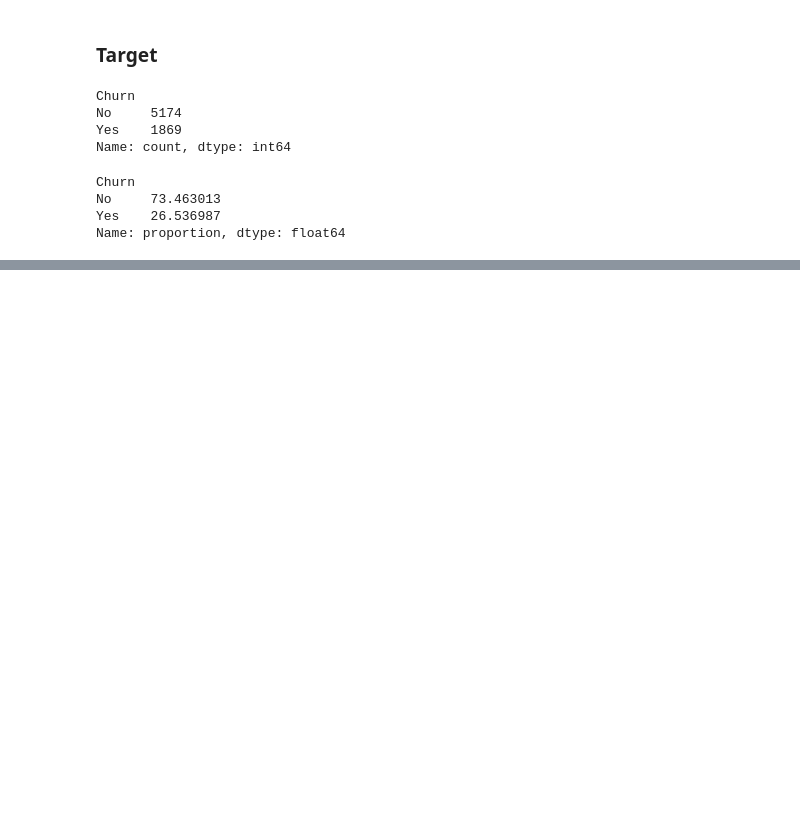
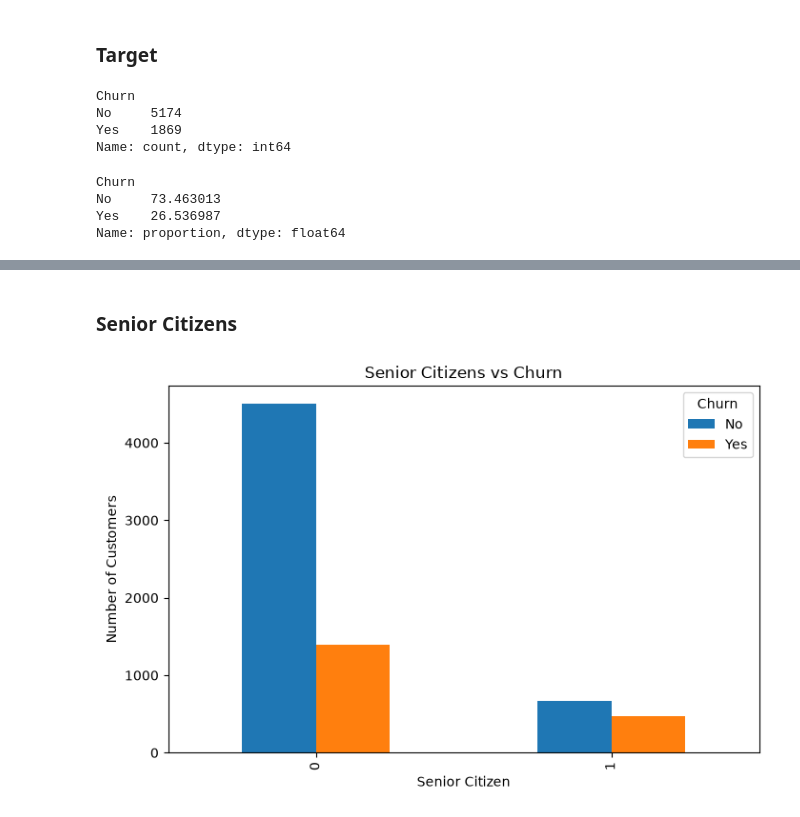
Before and after one commit to ronald-hh/Customer-Churn-Prediction, a Jupyter notebook: notebooks/1_Data_Exploration.ipynb, the cells around one changed output, grey strips where cells are left out. Saved outputs shown, nothing was run; the diff lists cells and outputs as text; code cells hidden in the pictures; blank space fills up the shorter version.

```diff
--- a/notebooks/1_Data_Exploration.ipynb
+++ b/notebooks/1_Data_Exploration.ipynb
@@ -153,0 +191,11 @@ Name: proportion, dtype: float64
+# %% [markdown]
+### Senior Citizens
+# %%
+pd.crosstab(df["SeniorCitizen"], df["Churn"]).plot(kind="bar")
+
+plt.title("Senior Citizens vs Churn")
+plt.xlabel("Senior Citizen")
+plt.ylabel("Number of Customers")
+plt.show()
+# %% [output]
+[figure, added]
```
Also changed, not shown: parts of 31 cells of this notebook.
